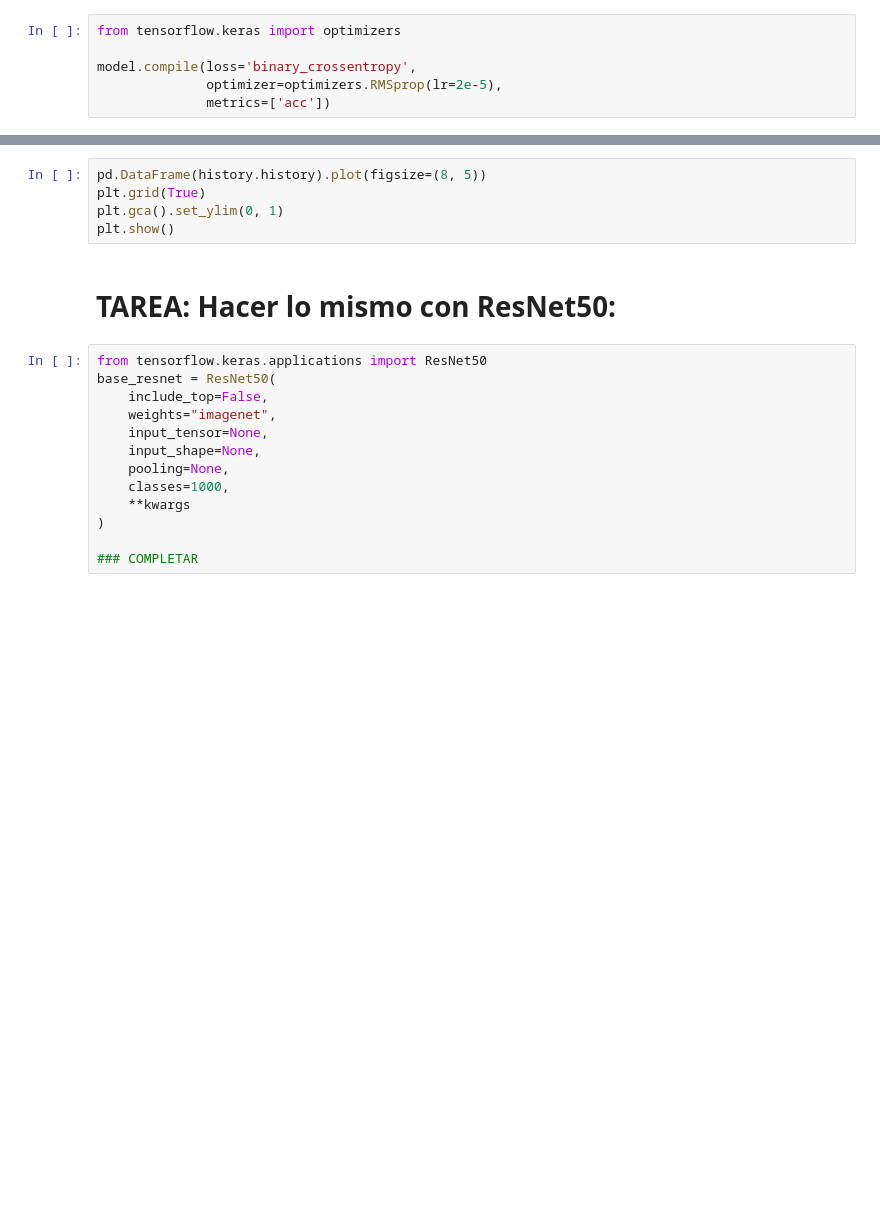
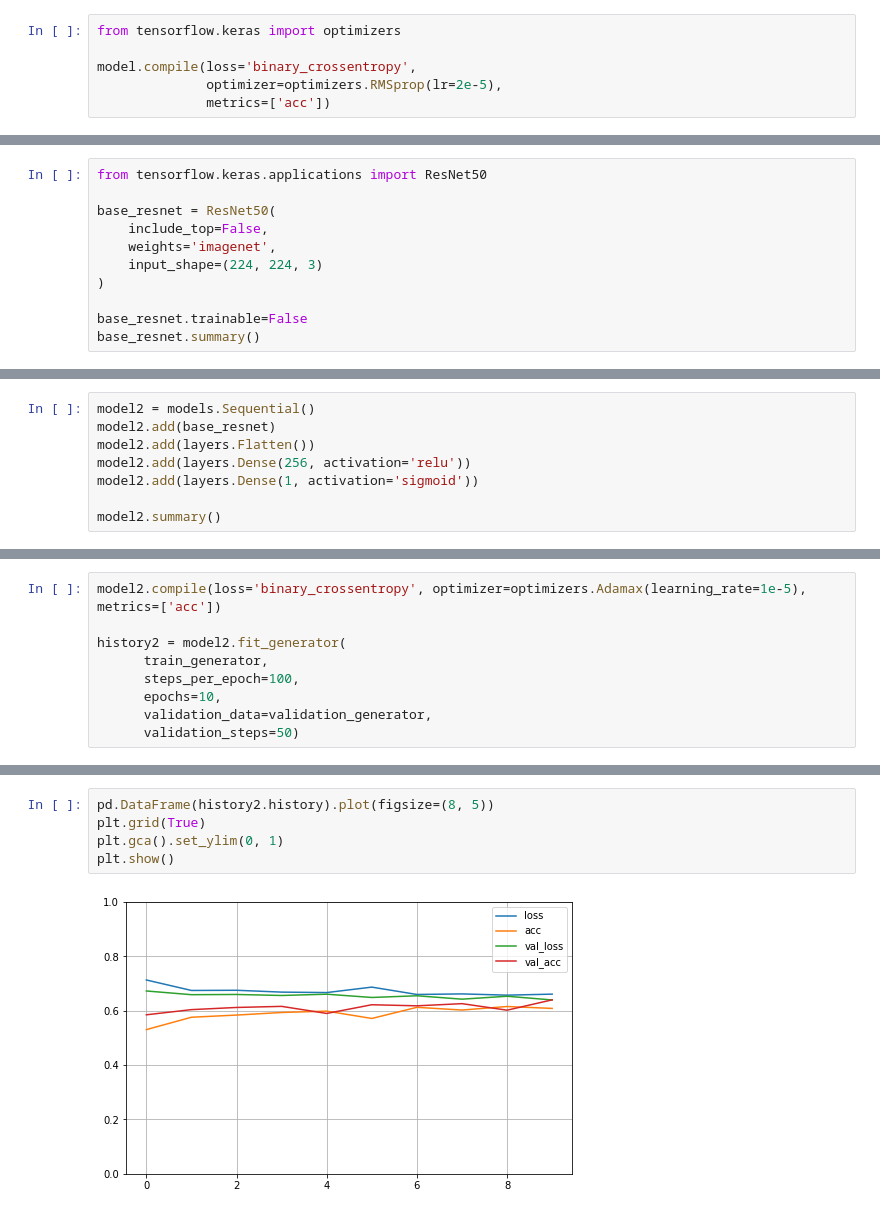
Before and after one commit to franz6ko/vision-artificial-2, a Jupyter notebook: Clase-3/Transfer_Learning_Keras.ipynb, the cells around one changed output, grey strips where cells are left out. Saved outputs shown, nothing was run; the diff lists cells and outputs as text; blank space fills up the shorter version.

```diff
--- a/Clase-3/Transfer_Learning_Keras.ipynb
+++ b/Clase-3/Transfer_Learning_Keras.ipynb
@@ -113,0 +129,11 @@ history = model.fit_generator(
+# %%
+from tensorflow.keras.applications import ResNet50
+
+base_resnet = ResNet50(
+    include_top=False,
+    weights='imagenet',
+    input_shape=(224, 224, 3)
+)
+
+base_resnet.trainable=False
+base_resnet.summary()
@@ -113,0 +142,8 @@ history = model.fit_generator(
+# %%
+model2 = models.Sequential()
+model2.add(base_resnet)
+model2.add(layers.Flatten())
+model2.add(layers.Dense(256, activation='relu'))
+model2.add(layers.Dense(1, activation='sigmoid'))
+
+model2.summary()
@@ -113,0 +169,9 @@ history = model.fit_generator(
+# %%
+model2.compile(loss='binary_crossentropy', optimizer=optimizers.Adamax(learning_rate=1e-5), metrics=['acc'])
+
+history2 = model2.fit_generator(
+      train_generator,
+      steps_per_epoch=100,
+      epochs=10,
+      validation_data=validation_generator,
+      validation_steps=50)
@@ -114,20 +199,7 @@ history = model.fit_generator(
 # %%
-pd.DataFrame(history.history).plot(figsize=(8, 5))
+pd.DataFrame(history2.history).plot(figsize=(8, 5))
 plt.grid(True)
 plt.gca().set_ylim(0, 1)
 plt.show()
+# %% [output]
+[figure, added]
-# %% [markdown]
-# TAREA: Hacer lo mismo con ResNet50:
-# %%
-from tensorflow.keras.applications import ResNet50
-base_resnet = ResNet50(
-    include_top=False,
-    weights="imagenet",
-    input_tensor=None,
-    input_shape=None,
-    pooling=None,
-    classes=1000,
-    **kwargs
-)
-
-### COMPLETAR
```
Also changed, not shown: parts of 11 cells of this notebook.
